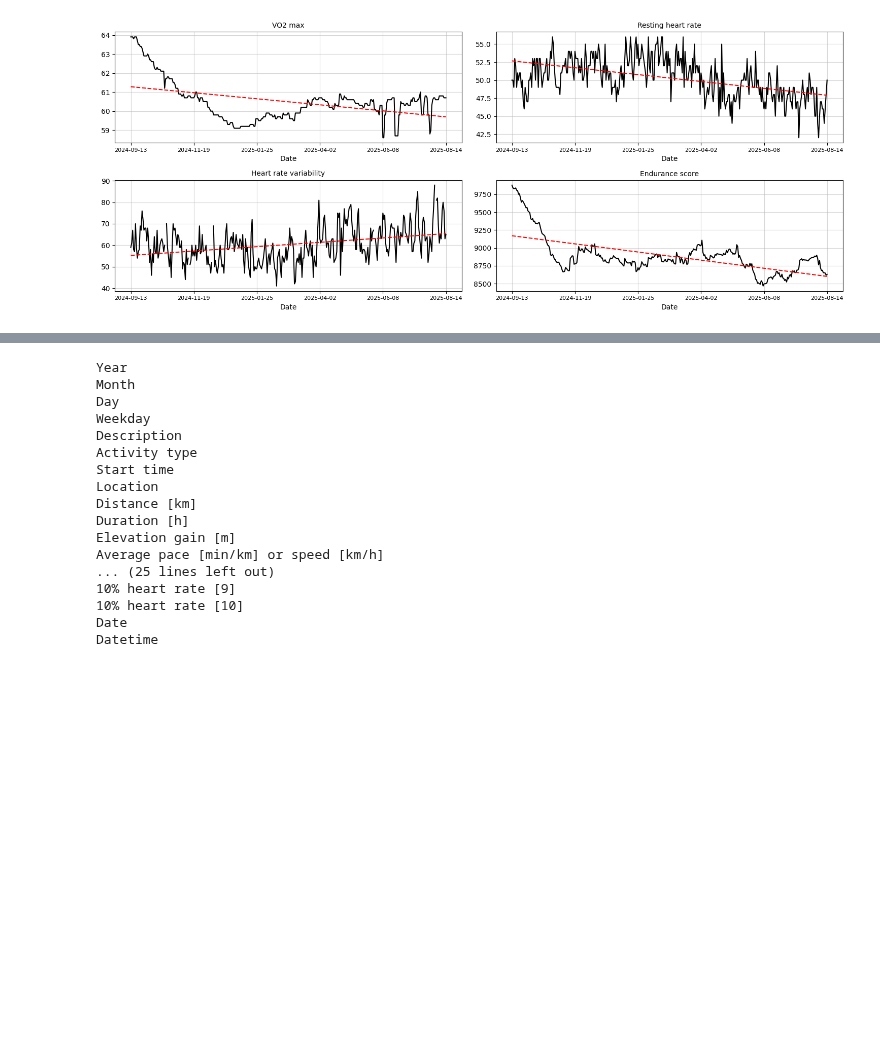
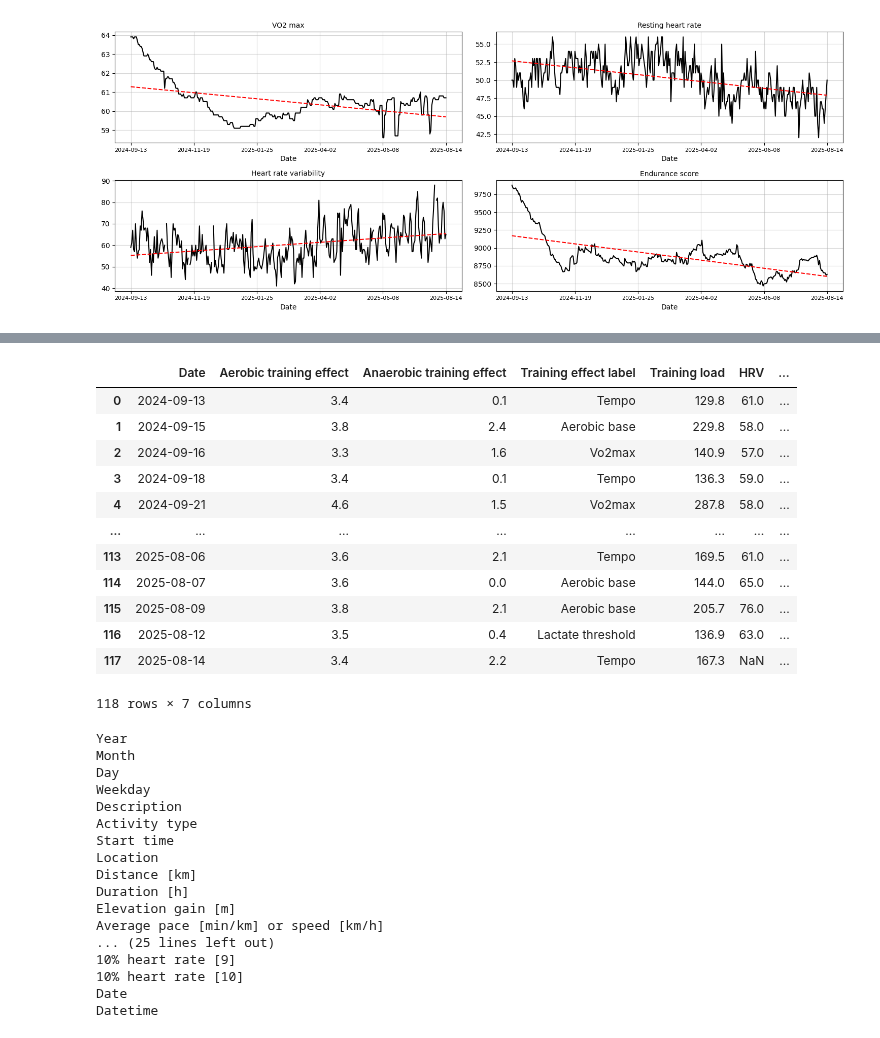
Before and after one commit to 1312Bravo/TrainingPeaks_customLog, a Jupyter notebook: analysis_sandbox/sandbox.ipynb, the cells around one changed output, grey strips where cells are left out. Cells and saved outputs as stored; diff of their text form; code cells hidden in the pictures; blank space fills up the shorter version.

```diff
--- a/analysis_sandbox/sandbox.ipynb
+++ b/analysis_sandbox/sandbox.ipynb
@@ -254,3 +317,19 @@ plt.show()
+# %%
+hard_training_days
+# %% [output]
+|  | Date | Aerobic training effect | Anaerobic training effect | Training effect label | Training load | HRV | ... |
+| 0 | 2024-09-13 | 3.4 | 0.1 | Tempo | 129.8 | 61.0 | ... |
+| 1 | 2024-09-15 | 3.8 | 2.4 | Aerobic base | 229.8 | 58.0 | ... |
+| 2 | 2024-09-16 | 3.3 | 1.6 | Vo2max | 140.9 | 57.0 | ... |
+| 3 | 2024-09-18 | 3.4 | 0.1 | Tempo | 136.3 | 59.0 | ... |
+| 4 | 2024-09-21 | 4.6 | 1.5 | Vo2max | 287.8 | 58.0 | ... |
+| ... | ... | ... | ... | ... | ... | ... | ... |
+| 113 | 2025-08-06 | 3.6 | 2.1 | Tempo | 169.5 | 61.0 | ... |
+| 114 | 2025-08-07 | 3.6 | 0.0 | Aerobic base | 144.0 | 65.0 | ... |
+| 115 | 2025-08-09 | 3.8 | 2.1 | Aerobic base | 205.7 | 76.0 | ... |
+| 116 | 2025-08-12 | 3.5 | 0.4 | Lactate threshold | 136.9 | 63.0 | ... |
+| 117 | 2025-08-14 | 3.4 | 2.2 | Tempo | 167.3 | NaN | ... |
+118 rows × 7 columns
 # %%
 for col in tp_log_df.columns:
     print(col)
```
Also changed, not shown: parts of 5 cells of this notebook, 2 other files.
